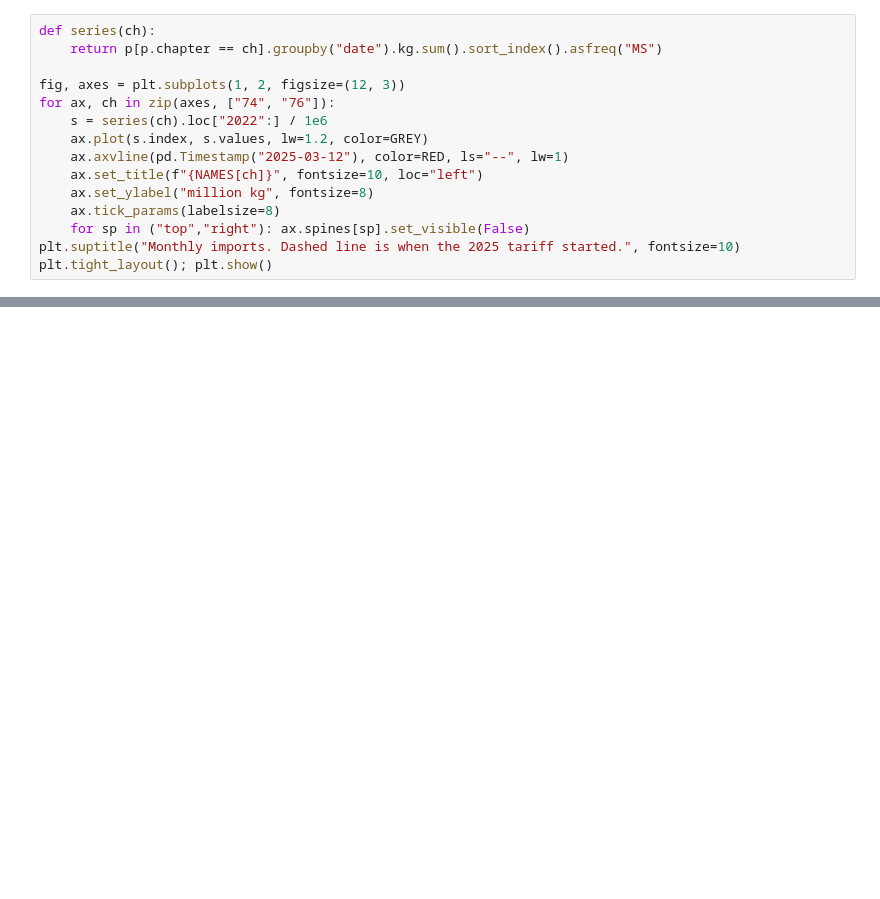
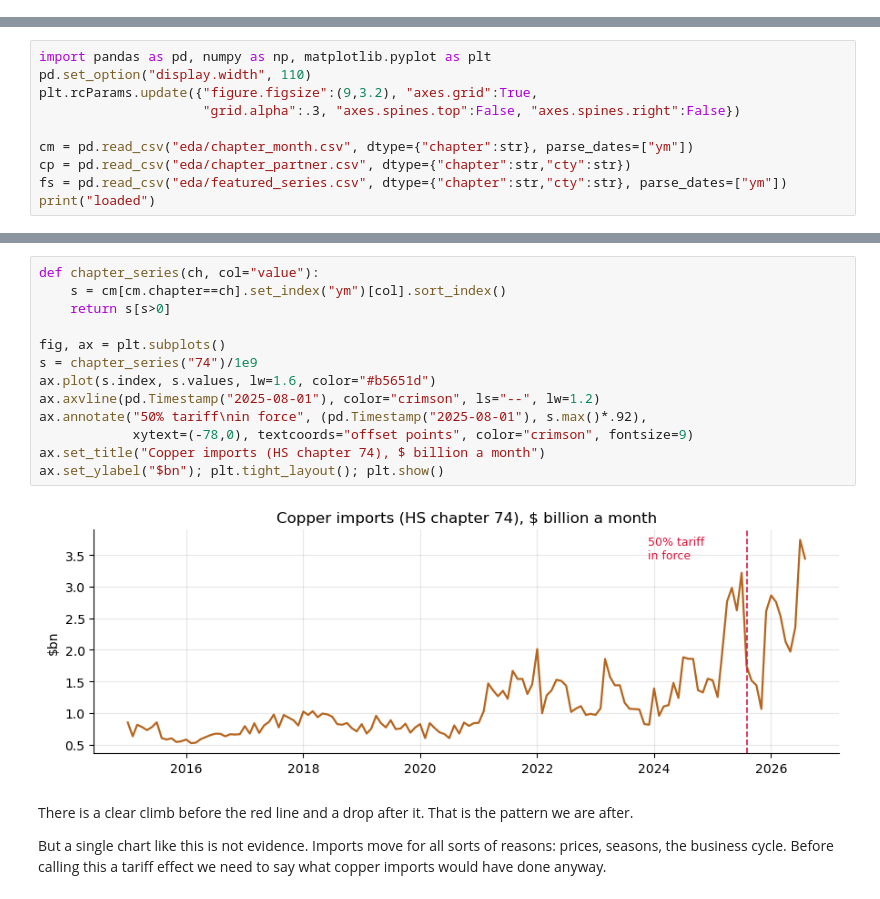
Before and after one commit to rahul-mandadi/tariff-rush, a Jupyter notebook: explore_data.ipynb, the cells around one changed output, grey strips where cells are left out. Saved outputs shown, nothing was run; the diff lists cells and outputs as text; blank space fills up the shorter version.

```diff
--- a/explore_data.ipynb
+++ b/explore_data.ipynb
@@ -55,15 +0,0 @@ Aluminum and copper both got tariffs in 2025. Here is the raw monthly weight.
-# %%
-def series(ch):
-    return p[p.chapter == ch].groupby("date").kg.sum().sort_index().asfreq("MS")
-
-fig, axes = plt.subplots(1, 2, figsize=(12, 3))
-for ax, ch in zip(axes, ["74", "76"]):
-    s = series(ch).loc["2022":] / 1e6
-    ax.plot(s.index, s.values, lw=1.2, color=GREY)
-    ax.axvline(pd.Timestamp("2025-03-12"), color=RED, ls="--", lw=1)
-    ax.set_title(f"{NAMES[ch]}", fontsize=10, loc="left")
-    ax.set_ylabel("million kg", fontsize=8)
-    ax.tick_params(labelsize=8)
-    for sp in ("top","right"): ax.spines[sp].set_visible(False)
-plt.suptitle("Monthly imports. Dashed line is when the 2025 tariff started.", fontsize=10)
-plt.tight_layout(); plt.show()
@@ -270,0 +11,10 @@ next phase.
+# %%
+import pandas as pd, numpy as np, matplotlib.pyplot as plt
+pd.set_option("display.width", 110)
+plt.rcParams.update({"figure.figsize":(9,3.2), "axes.grid":True,
+                     "grid.alpha":.3, "axes.spines.top":False, "axes.spines.right":False})
+
+cm = pd.read_csv("eda/chapter_month.csv", dtype={"chapter":str}, parse_dates=["ym"])
+cp = pd.read_csv("eda/chapter_partner.csv", dtype={"chapter":str,"cty":str})
+fs = pd.read_csv("eda/featured_series.csv", dtype={"chapter":str,"cty":str}, parse_dates=["ym"])
+print("loaded")
@@ -270,0 +74,22 @@ next phase.
+# %%
+def chapter_series(ch, col="value"):
+    s = cm[cm.chapter==ch].set_index("ym")[col].sort_index()
+    return s[s>0]
+
+fig, ax = plt.subplots()
+s = chapter_series("74")/1e9
+ax.plot(s.index, s.values, lw=1.6, color="#b5651d")
+ax.axvline(pd.Timestamp("2025-08-01"), color="crimson", ls="--", lw=1.2)
+ax.annotate("50% tariff\nin force", (pd.Timestamp("2025-08-01"), s.max()*.92),
+            xytext=(-78,0), textcoords="offset points", color="crimson", fontsize=9)
+ax.set_title("Copper imports (HS chapter 74), $ billion a month")
+ax.set_ylabel("$bn"); plt.tight_layout(); plt.show()
+# %% [output]
+[figure, added]
+# %% [markdown]
+There is a clear climb before the red line and a drop after it. That is the pattern we are
+after.
+
+But a single chart like this is not evidence. Imports move for all sorts of reasons: prices,
+seasons, the business cycle. Before calling this a tariff effect we need to say what copper
+imports would have done anyway.
```
Also changed, not shown: parts of 41 cells of this notebook, 39 other files.
